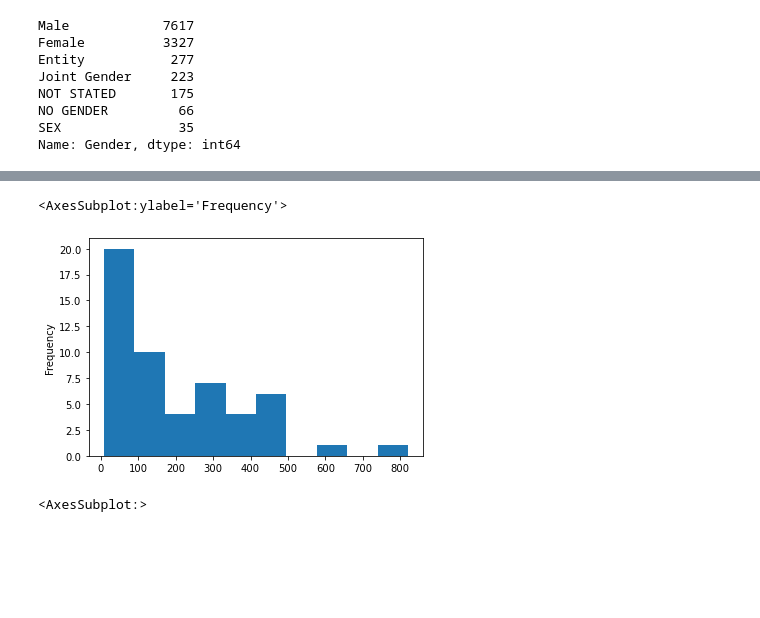
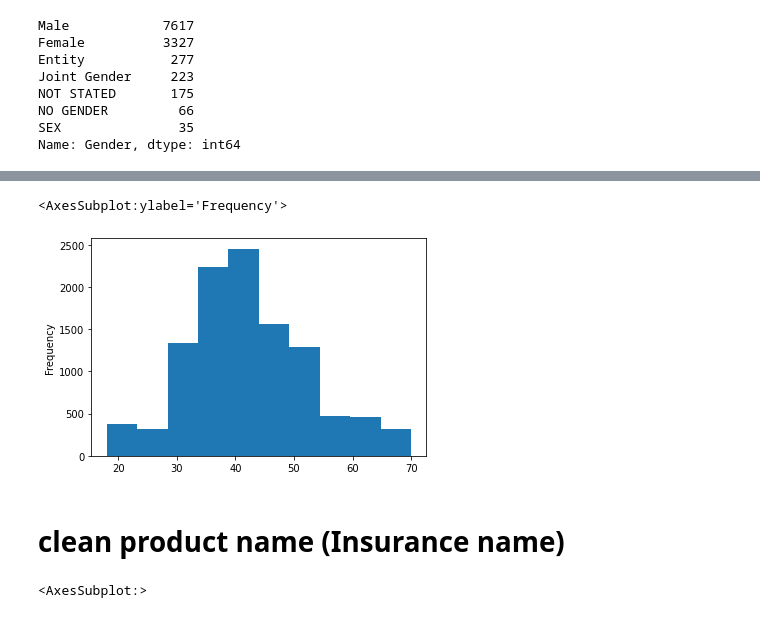
Before and after one commit to aesopske-org/AutoInland-zindi-challenge, a Jupyter notebook: Data Cleaning and EDA.ipynb, the cells around one changed output, grey strips where cells are left out. Cells and saved outputs as stored; diff of their text form; code cells hidden in the pictures; blank space fills up the shorter version.

```diff
--- a/Data Cleaning and EDA.ipynb
+++ b/Data Cleaning and EDA.ipynb
@@ -5,7 +7,7 @@ os.listdir()
 import matplotlib.pyplot as plt
 import numpy as np
 # %%
-train = pd.read_csv('Train.csv')
+train = pd.read_csv('data/Train.csv')
 train.head(60)
 # %% [output]
 |  | ID | Policy Start Date | Policy End Date | Gender | Age | First Transaction Date | No_Pol | ... |
@@ -155,16 +177,18 @@ clean = []
 for ages in train.Age:
     if ages <18:
         clean.append(np.nan)
-    elif ages >70:
+    elif ages >100:
         clean.append(np.nan)
     else:
         clean.append(ages)
 train['Age'] = clean
 # %%
-train['Age'].value_counts().plot(kind = "hist")
+train['Age'].plot(kind = "hist")# the age now is between 18 and 100
 # %% [output]
 <AxesSubplot:ylabel='Frequency'>
-[figure, old version]
+[figure, new version]
+# %% [markdown]
+# clean product name (Insurance name)
 # %%
 train['ProductName'].value_counts().plot(kind = "barh")
 # %% [output]
```
Also changed, not shown: parts of 39 cells of this notebook.
